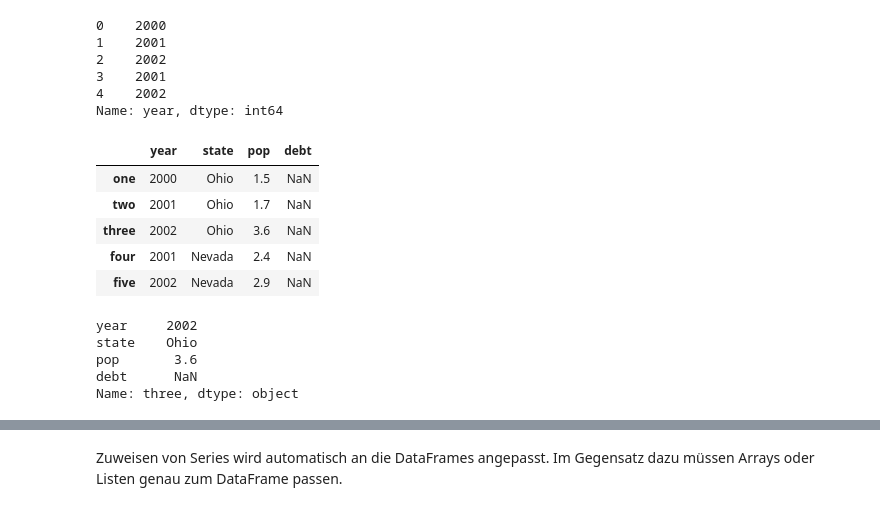
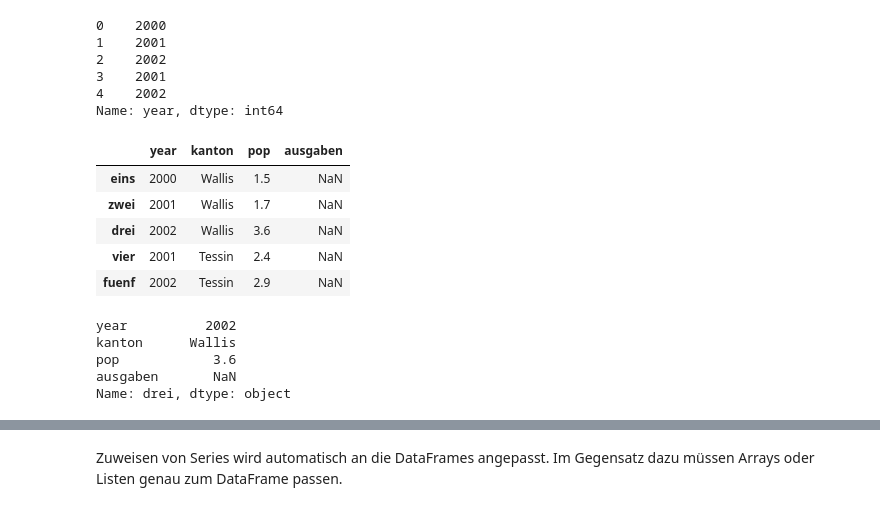
Before and after one commit to natriumoxid/advanced-jupyter-course, a Jupyter notebook: 2_course_20191107_pandas_intro.ipynb, the cells around one changed output, grey strips where cells are left out. Saved outputs shown, nothing was run; the diff lists cells and outputs as text; code cells hidden in the pictures.

```diff
--- a/course_20191107_pandas_intro.ipynb
+++ b/2_course_20191107_pandas_intro.ipynb
@@ -60,4 +64,4 @@ Ein DataFrame ist eine tabellarische Datenstruktur, die **unterschiedliche** Dat
 # %%
-data = {'state': ['Ohio', 'Ohio', 'Ohio', 'Nevada', 'Nevada'], 'year': [2000,2001,2002, 2001,2002], 'pop': [1.5, 1.7, 3.6, 2.4, 2.9]}
+data = {'kanton': ['Wallis', 'Wallis', 'Wallis', 'Tessin', 'Tessin'], 'year': [2000,2001,2002, 2001,2002], 'pop': [1.5, 1.7, 3.6, 2.4, 2.9]}
 data
 # %% [output]
@@ -93,20 +98,20 @@ df.year # Andere Möglichkeit, eine Spalte zu extrahieren
 4    2002
 Name: year, dtype: int64
 # %%
-frame2 = pd.DataFrame(data, columns=['year', 'state', 'pop', 'debt'], index=['one', 'two', 'three', 'four', 'five'])
-frame2 # Zeilenindex gesetzt und Spalte hinzugefügt, ohne Werte
+frame2 = pd.DataFrame(data, columns=['year', 'kanton', 'pop', 'ausgaben'], index=['eins', 'zwei', 'drei', 'vier', 'fuenf'])
+frame2 # Zeilenindex gesetzt und eine Spalte ohne Werte hinzugefügt
 # %% [output]
-|  | year | state | pop | debt |
-| one | 2000 | Ohio | 1.5 | NaN |
-| two | 2001 | Ohio | 1.7 | NaN |
-| three | 2002 | Ohio | 3.6 | NaN |
-| four | 2001 | Nevada | 2.4 | NaN |
-| five | 2002 | Nevada | 2.9 | NaN |
+|  | year | kanton | pop | ausgaben |
+| eins | 2000 | Wallis | 1.5 | NaN |
+| zwei | 2001 | Wallis | 1.7 | NaN |
+| drei | 2002 | Wallis | 3.6 | NaN |
+| vier | 2001 | Tessin | 2.4 | NaN |
+| fuenf | 2002 | Tessin | 2.9 | NaN |
 # %%
-frame2.loc['three'] # Zeile auswählen
+frame2.loc['drei'] # Zeile auswählen (loc behandlen wir weiter unten)
 # %% [output]
-year     2002
-state    Ohio
-pop       3.6
-debt      NaN
-Name: three, dtype: object
+year          2002
+kanton      Wallis
+pop            3.6
+ausgaben       NaN
+Name: drei, dtype: object
```
Also changed, not shown: parts of 73 cells of this notebook, 11 other files.
